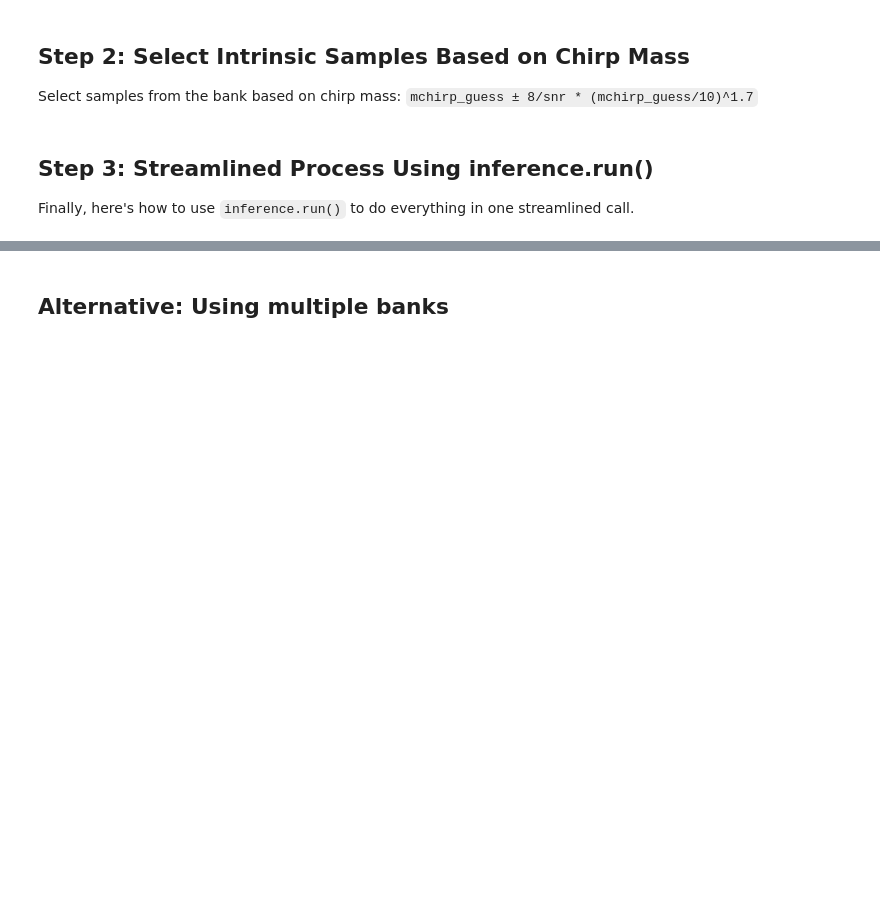
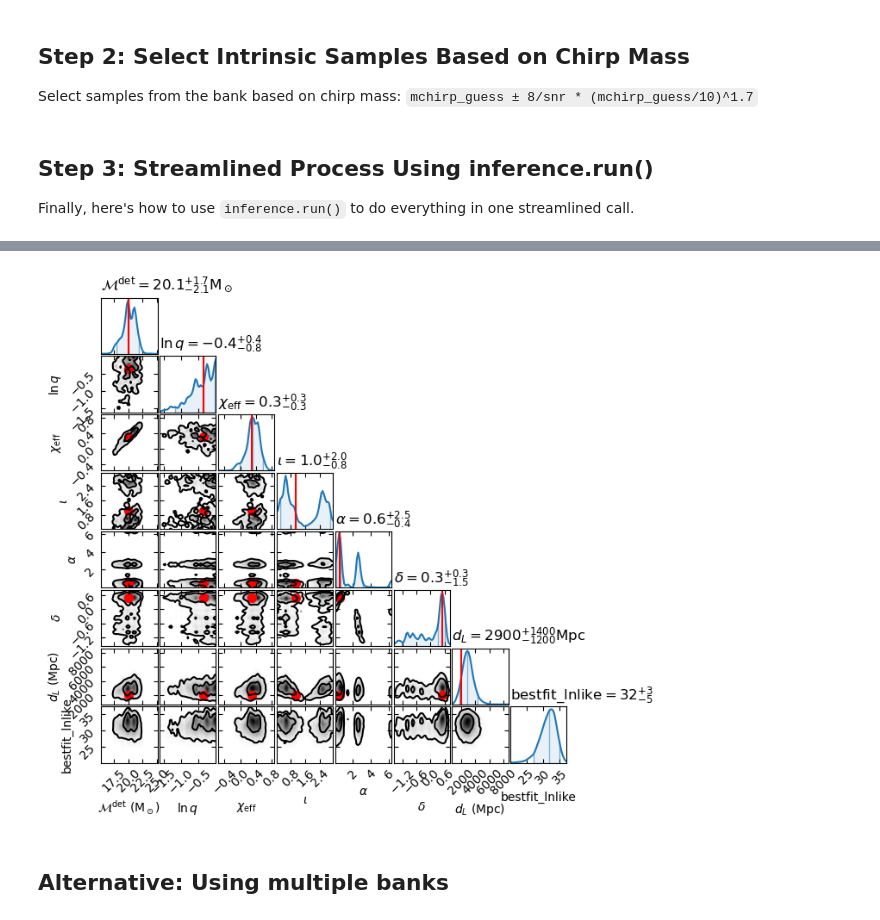
Before and after one commit to JonathanMushkin/dot-PE, a Jupyter notebook: notebooks/03_run_inference/03_run_inference.ipynb, the cells around one changed output, grey strips where cells are left out. Saved outputs shown, nothing was run; the diff lists cells and outputs as text; code cells hidden in the pictures; blank space fills up the shorter version.

```diff
--- a/notebooks/03_run_inference/03_run_inference.ipynb
+++ b/notebooks/03_run_inference/03_run_inference.ipynb
@@ -270,34 +339,36 @@ true_values = injection_par_dic | {
     "mchirp": true_mchirp,
     "lnq": true_lnq,
     "chieff": true_chieff,
 }
 
 # Load standardized samples (created in previous cell)
-samples = pd.read_feather(ARTIFACTS_DIR / "run_streamlined/run_0/samples.feather")
+samples = pd.read_feather(ARTIFACTS_DIR / "run_streamlined/run_3/samples.feather")
 
 # Create corner plot
 
 params = [
     "mchirp",
     "lnq",
     "chieff",
     "iota",
     "ra",
     "dec",
     "d_luminosity",
     "bestfit_lnlike",
 ]
 corner_plot = gw_plotting.CornerPlot(
     samples,
     params=params,
     smooth=1.0,
 )
 corner_plot.plot(max_figsize=7)
 
 # Add true injection parameters
 corner_plot.scatter_points(
     true_values, colors="red", marker=".", s=200, label="Injection"
 )
+# %% [output]
+[figure, added]
 # %% [markdown]
 ## Alternative: Using multiple banks
 # %%
```
Also changed, not shown: parts of 5 cells of this notebook, 1 other file.
